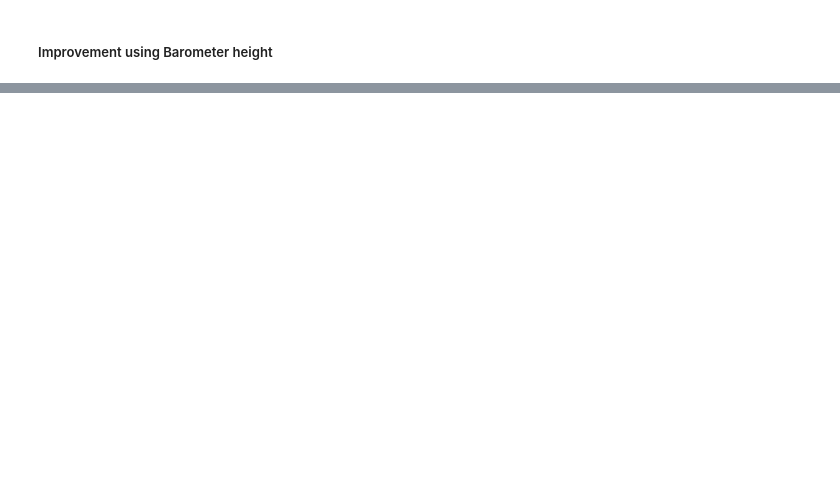
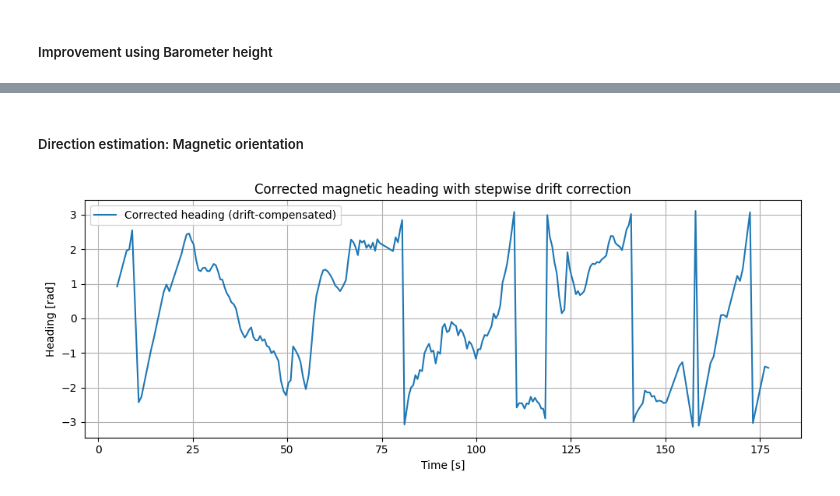
Before and after one commit to bernadettesophia/Navi_Lab02_WS25, a Jupyter notebook: lab02_ws2025_26_GROUPB_KAKUSKA_OETTL.ipynb, the cells around one changed output, grey strips where cells are left out. Saved outputs shown, nothing was run; the diff lists cells and outputs as text; code cells hidden in the pictures; blank space fills up the shorter version.

Commit message:
Magnetometerinterpolation, Regenwurm und YAW

```diff
--- a/lab02_ws2025_26_GROUPB_KAKUSKA_OETTL.ipynb
+++ b/lab02_ws2025_26_GROUPB_KAKUSKA_OETTL.ipynb
@@ -416,0 +493,63 @@ Min / Max step length: 0.65 m / 0.93 m
+# %% [markdown]
+##### Direction estimation: Magnetic orientation
+# %%
+##### Direction estimation: Magnetic orientation
+
+# 1) Roll und Pitch aus Beschleunigung
+ax = acc_data["acc_x"].values
+ay = acc_data["acc_y"].values
+az = acc_data["acc_z"].values
+
+roll_acc  = np.arctan2(-ax, -az)                       # roll
+pitch_acc = np.arctan2(ay, np.sqrt(ax**2 + az**2))     # pitch
+
+acc_data["roll_acc"] = roll_acc
+acc_data["pitch_acc"] = pitch_acc
+
+# 2) Magnetometer-Werte
+mx = mag_data["mag_x"].values
+my = mag_data["mag_y"].values
+mz = mag_data["mag_z"].values
+
+# Roll/Pitch auf Magnetometer-Zeit interpolieren
+roll_i  = np.interp(mag_data["t"], acc_data["t"], roll_acc)
+pitch_i = np.interp(mag_data["t"], acc_data["t"], pitch_acc)
+
+# 3) Heading aus Magnetometer berechnen
+num = -mx * np.cos(roll_i) + mz * np.sin(roll_i)
+den = my * np.cos(pitch_i) + mx * np.sin(pitch_i) * np.sin(roll_i) + mz * np.sin(pitch_i) * np.cos(roll_i)
+heading_mag = np.arctan2(num, den)
+
+# 4) Heading unwrappen
+heading_mag_u = np.unwrap(heading_mag)
+
+# 5) Heading zum Zeitpunkt der Schritte interpolieren
+heading_at_steps = np.interp(step_times[1:], mag_data["t"], heading_mag_u)
+
+# Start- und End-Yaw aus Referenz
+yaw_start = heading_at_steps[0]
+yaw_end   = ref_data["yaw"].iloc[-1]  # End-Yaw vom Referenzsystem
+
+# Linearer Drift pro Schritt
+num_steps = len(heading_at_steps)
+drift_per_step = (yaw_end - yaw_start) / num_steps
+
+# Drift über alle Schritte korrigieren
+heading_at_steps = heading_at_steps + np.arange(num_steps) * drift_per_step
+
+# Auf [-pi, pi] zurückbringen
+heading_at_steps = (heading_at_steps + np.pi) % (2*np.pi) - np.pi
+
+
+# 8) Kontrollplot
+plt.figure(figsize=(10,4))
+plt.plot(step_times[1:], heading_at_steps, label="Corrected heading (drift-compensated)")
+plt.xlabel("Time [s]")
+plt.ylabel("Heading [rad]")
+plt.title("Corrected magnetic heading with stepwise drift correction")
+plt.grid(True)
+plt.legend()
+plt.tight_layout()
+plt.show()
+# %% [output]
+[figure, added]
```
Also changed, not shown: parts of 16 cells of this notebook, 3 other files.
